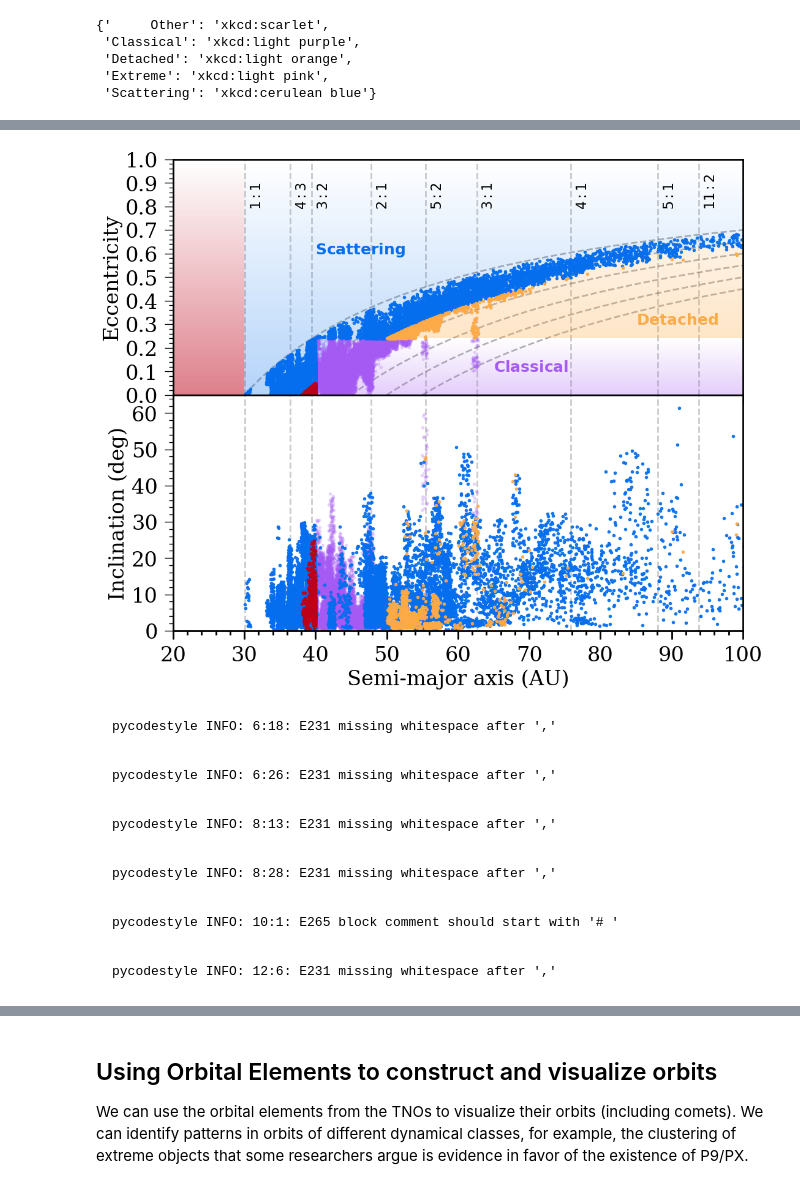
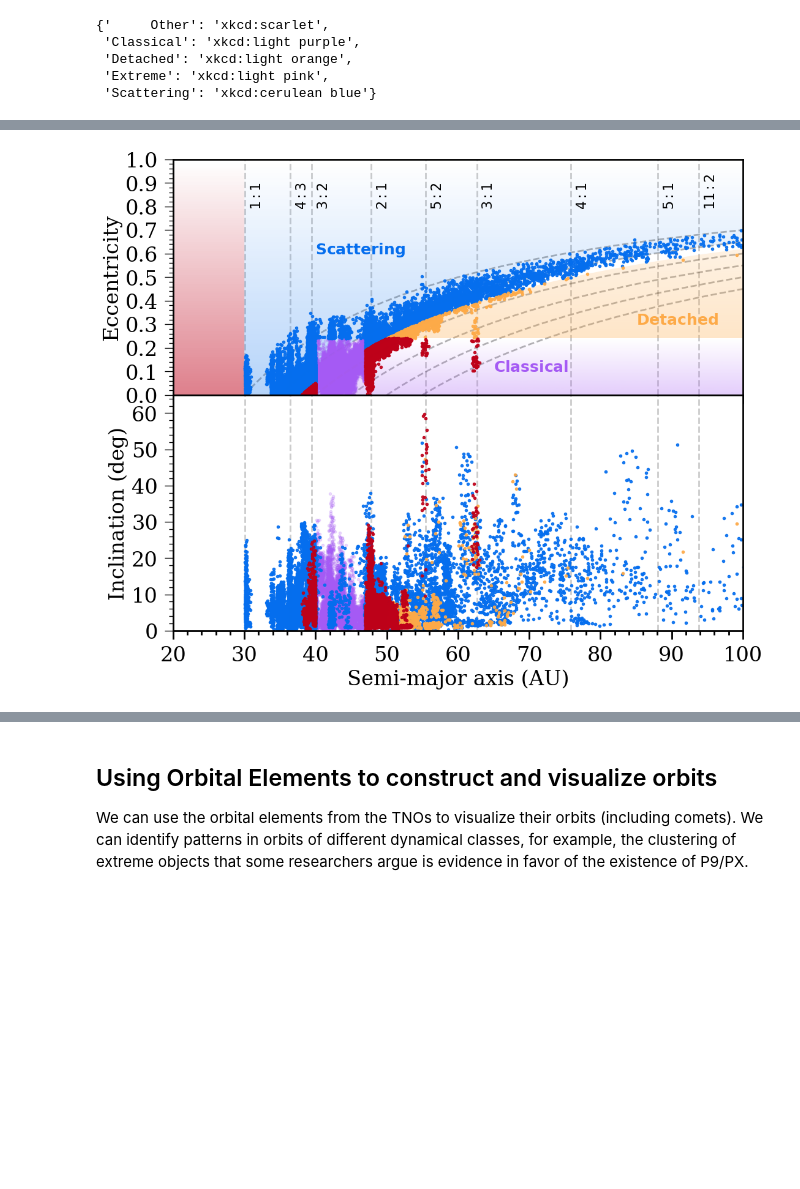
Before and after one commit to rubin-dp0/tutorial-notebooks, a Jupyter notebook: DP03_04_Trans-Neptunian_Objects.ipynb, the cells around one changed output, grey strips where cells are left out. Drawn from its saved outputs; the diff is of its cells as text; code cells hidden in the pictures; blank space fills up the shorter version.

```diff
--- a/DP03_04_Trans-Neptunian_Objects.ipynb
+++ b/DP03_04_Trans-Neptunian_Objects.ipynb
@@ -372,5 +384,16 @@ Let's define some loose cuts to clasify the TNOs in dynamical classes (scatterin
 # %%
-mask_classical = (tnos['a'] > 40) & (tnos['e'] < 0.24)  # & (tnos['a'] < 47)
-mask_detached = (tnos['a'] > 47) & (tnos['e'] > 0.24) & (tnos['q'] > 38)
-mask_scattering = ~mask_classical & (tnos['q'] < 38)
-mask_extreme = (tnos['a'] > 150) & (tnos['q'] > 30)
+max_a_classical = 47
+min_a_classical = 40
+max_e_classical = 0.24
+mask_classical = ((tnos['a'] >= min_a_classical) & (tnos['a'] <= max_a_classical)
+                 & (tnos['e'] <= max_e_classical))
+
+min_q_detached = 38
+mask_detached = ((tnos['a'] > max_a_classical) & (tnos['e'] > max_e_classical)
+                 & (tnos['q'] >= min_q_detached))
+
+mask_scattering = ~mask_classical & (tnos['q'] < min_q_detached)
+
+min_a_extreme = 150
+min_q_extreme = 30
+mask_extreme = (tnos['a'] > min_a_extreme) & (tnos['q'] > min_q_extreme)
@@ -429,38 +437,38 @@ class_to_color
  'Scattering': 'xkcd:cerulean blue'}
 # %%
 fig, (ax1, ax2) = plt.subplots(2, 1, sharex=True)
+plt.subplots_adjust(wspace=0, hspace=0)
+plt.rcParams["image.composite_image"] = False
+e = np.linspace(0, 0.99999, 10000)
 
-plt.subplots_adjust(wspace=0, hspace=0)
+for i in [30, 35, 40, 45, 50,55]:
+    ax1.plot(i/(1-e), e, 'k--', alpha=0.3)
 
-plt.rcParams["image.composite_image"] = False
-
-e = np.linspace(0,0.99999,10000)
-
-for i in [30,35, 40, 45, 50,55]:
-    ax1.plot(i/(1-e), e, 'k--', alpha=0.3)
-#pl.plot([47.7,1000],[0.24,0.24] )
-
-for i,j in zip([1,2,3,3, 4,4, 5, 5, 11  ], [1,1,1,2, 1, 3, 2, 1, 2 ]):
+for i,j in zip([1, 2, 3, 3, 4, 4, 5, 5, 11],
+               [1, 1, 1, 2, 1, 3, 2, 1, 2]):
     ax1 = plot_resonances(ax1, i, j, 0.8)
     ax2 = plot_resonances(ax2, i, j, )
 
-gradient_fill_inv(30/(1-e), e, ax = ax1, alpha=0.3)
+gradient_fill_inv(30/(1-e), e, ax=ax1, alpha=0.3)
 
-gradient_fill(35/(1-e)[e > 0.24], e[e>0.24], ax = ax1, alpha=0.3, color='xkcd:light orange')
+gradient_fill(min_q_detached/(1-e)[e > max_e_classical], e[e>max_e_classical],
+              ax = ax1, alpha=0.3, color='xkcd:light orange')
 
 scat = np.append(30/(1-e), 35/(1-e)[::-1])
 scat_e = np.append(e, e[::-1])
 
 gradient_fill(scat, scat_e, ax = ax1, alpha=0.3, color='xkcd:cerulean blue')
-cl = np.append(35/(1-e)[e < 0.24], 100)
-e_cl = np.append(e[e<0.24],0.24)
+cl = np.append(35/(1 - e)[e < max_e_classical], 100)
+e_cl = np.append(e[e < max_e_classical], 0.24)
 gradient_fill(cl, e_cl, ax = ax1, alpha=0.3, color='xkcd:lighter purple')
 
-gradient_fill_inv(np.array([20,30,30]), np.array([0,0,1]), ax = ax1, alpha=0.5, color='xkcd:scarlet')
+gradient_fill_inv(np.array([20, 30, 30]), np.array([0,0,1]),
+                  ax=ax1, alpha=0.5, color='xkcd:scarlet')
 
-
+print ("Class Type | Number ")
 for c, j in zip(['Classical', 'Scattering', 'Detached', 'Extreme', '     Other'],
-                ['xkcd:lighter purple', 'xkcd:cerulean blue', 'xkcd:light orange', 'xkcd:leaf green', 'xkcd:scarlet']):
+                ['xkcd:lighter purple', 'xkcd:cerulean blue', 'xkcd:light orange',
+                 'xkcd:leaf green', 'xkcd:scarlet']):
     b = tnos[tnos['class'] == c]
     print (c, len(b))
     alp = 0.9
@@ -469,24 +477,21 @@ for c, j in zip(['Classical', 'Scattering', 'Detached', 'Extreme', '     Other']
     ax1.plot(b['a'], b['e'], '.', alpha=alp, color=j)
     ax2.plot(b['a'], b['incl'], '.', alpha=alp, color=j)
 
-#ax1.text(23, 0.4, r'$\bf{Centaurs}$', rotation=90, color='xkcd:scarlet', fontsize=20,)
 ax1.text(40, 0.6, r'$\bf{Scattering}$', rotation=0, color='xkcd:cerulean blue', fontsize=18,)
 ax1.text(85, 0.3, r'$\bf{Detached}$', rotation=0, color='xkcd:light orange', fontsize=18,)
 ax1.text(65, 0.1, r'$\bf{Classical}$', rotation=0, color='xkcd:lighter purple', fontsize=18,)
-#ax1.text(34, 0.3, r'$\bf{Resonances}$', rotation=90, color='xkcd:leaf green', fontsize=20,)
 
-ax1.set_xticks([20,30,  40,  50,  60, 70,80,90,100,])
-ax1.set_yticks([0, 0.1, 0.2, 0.3, 0.4, 0.5, 0.6, 0.7, 0.8, 0.9, 1.0])
-ax2.set_yticks([0,10,20,30,40,50,60,])
+ax1.set_xticks(np.arange(20, 110, 10))
+ax1.set_yticks(np.arange(0, 1.1, 0.1))
+ax2.set_yticks(np.arange(0, 70, 10))
 
-ax1.set_ylim(0,1)
+ax1.set_ylim(0, 1)
 ax2.set_xlabel('Semi-major axis (AU)')
 ax1.set_ylabel('Eccentricity')
 ax2.set_ylabel('Inclination (deg)')
-ax2.set_ylim(0,65)
-ax1.set_xlim(20,100)
-ax2.set_xlim(20,100)
-fig.set_size_inches(12,10)
-#pl.savefig('classes_des_colored.png',dpi=600)
+ax2.set_ylim(0, 65)
+ax1.set_xlim(20, 100)
+ax2.set_xlim(20, 100)
+fig.set_size_inches(12, 10)
 plt.show()
 # %% [output]
@@ -510,7 +504 @@ Extreme 33
-[figure, old version]
+[figure, new version]
-pycodestyle INFO: 6:18: E231 missing whitespace after ','
-pycodestyle INFO: 6:26: E231 missing whitespace after ','
-pycodestyle INFO: 8:13: E231 missing whitespace after ','
-pycodestyle INFO: 8:28: E231 missing whitespace after ','
-pycodestyle INFO: 10:1: E265 block comment should start with '# '
-pycodestyle INFO: 12:6: E231 missing whitespace after ','
```
Also changed, not shown: parts of 50 cells of this notebook.
